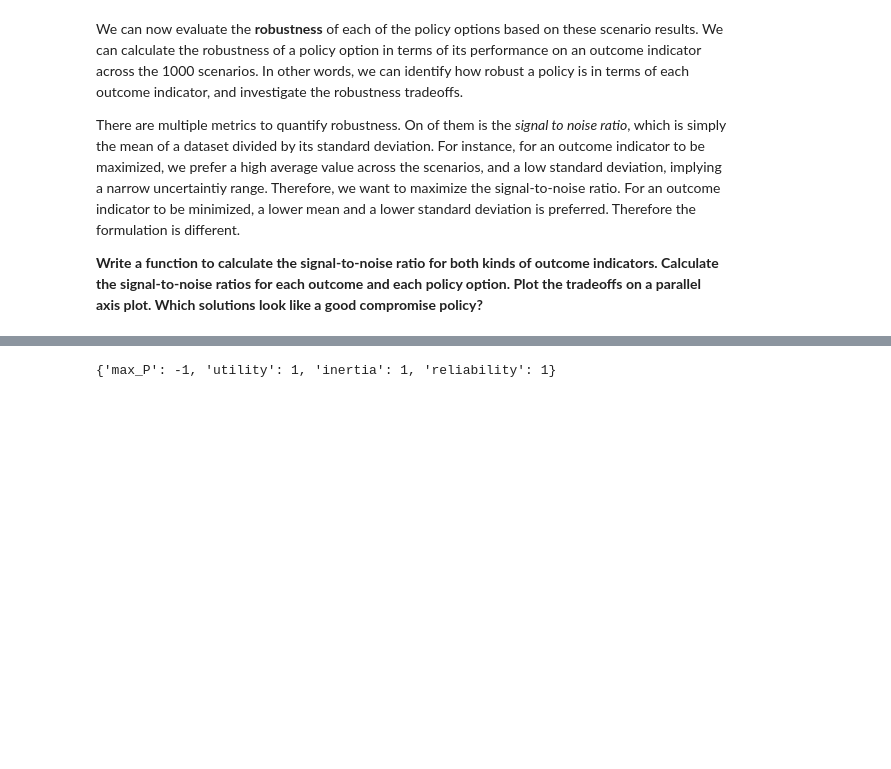
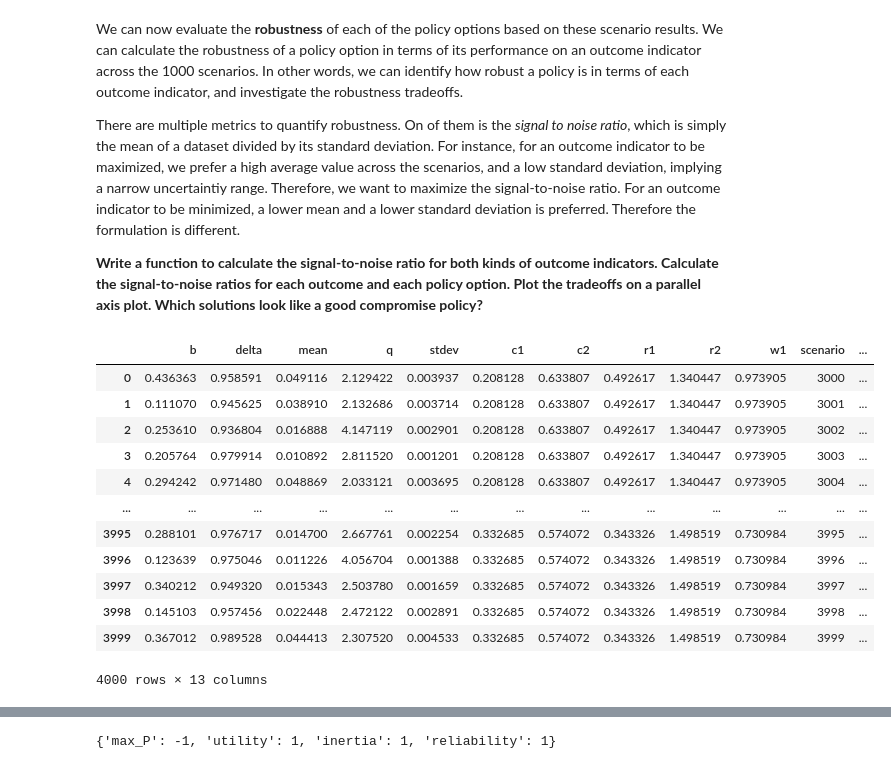
Before and after one commit to aarsundaram/ModelBasedDecisionMaking_Group12, a Jupyter notebook: Group 12 assignment 8 - MORDM.ipynb, the cells around one changed output, grey strips where cells are left out. Drawn from its saved outputs; the diff is of its cells as text; code cells hidden in the pictures; blank space fills up the shorter version.

```diff
--- a/Group 12 assignment 8 - MORDM.ipynb
+++ b/Group 12 assignment 8 - MORDM.ipynb
@@ -339,3 +338,19 @@ We can now evaluate the **robustness** of each of the policy options based on th
 There are multiple metrics to quantify robustness. On of them is the *signal to noise ratio*, which is simply the mean of a dataset divided by its standard deviation. For instance, for an outcome indicator to be maximized, we prefer a high average value across the scenarios, and a low standard deviation, implying a narrow uncertaintiy range. Therefore, we want to maximize the signal-to-noise ratio. For an outcome indicator to be minimized, a lower mean and a lower standard deviation is preferred. Therefore the formulation is different.
 
 **Write a function to calculate the signal-to-noise ratio for both kinds of outcome indicators. Calculate the signal-to-noise ratios for each outcome and each policy option. Plot the tradeoffs on a parallel axis plot. Which solutions look like a good compromise policy?**
+# %%
+policyexperiments
+# %% [output]
+|  | b | delta | mean | q | stdev | c1 | c2 | r1 | r2 | w1 | scenario | ... |
+| 0 | 0.436363 | 0.958591 | 0.049116 | 2.129422 | 0.003937 | 0.208128 | 0.633807 | 0.492617 | 1.340447 | 0.973905 | 3000 | ... |
+| 1 | 0.111070 | 0.945625 | 0.038910 | 2.132686 | 0.003714 | 0.208128 | 0.633807 | 0.492617 | 1.340447 | 0.973905 | 3001 | ... |
+| 2 | 0.253610 | 0.936804 | 0.016888 | 4.147119 | 0.002901 | 0.208128 | 0.633807 | 0.492617 | 1.340447 | 0.973905 | 3002 | ... |
+| 3 | 0.205764 | 0.979914 | 0.010892 | 2.811520 | 0.001201 | 0.208128 | 0.633807 | 0.492617 | 1.340447 | 0.973905 | 3003 | ... |
+| 4 | 0.294242 | 0.971480 | 0.048869 | 2.033121 | 0.003695 | 0.208128 | 0.633807 | 0.492617 | 1.340447 | 0.973905 | 3004 | ... |
+| ... | ... | ... | ... | ... | ... | ... | ... | ... | ... | ... | ... | ... |
+| 3995 | 0.288101 | 0.976717 | 0.014700 | 2.667761 | 0.002254 | 0.332685 | 0.574072 | 0.343326 | 1.498519 | 0.730984 | 3995 | ... |
+| 3996 | 0.123639 | 0.975046 | 0.011226 | 4.056704 | 0.001388 | 0.332685 | 0.574072 | 0.343326 | 1.498519 | 0.730984 | 3996 | ... |
+| 3997 | 0.340212 | 0.949320 | 0.015343 | 2.503780 | 0.001659 | 0.332685 | 0.574072 | 0.343326 | 1.498519 | 0.730984 | 3997 | ... |
+| 3998 | 0.145103 | 0.957456 | 0.022448 | 2.472122 | 0.002891 | 0.332685 | 0.574072 | 0.343326 | 1.498519 | 0.730984 | 3998 | ... |
+| 3999 | 0.367012 | 0.989528 | 0.044413 | 2.307520 | 0.004533 | 0.332685 | 0.574072 | 0.343326 | 1.498519 | 0.730984 | 3999 | ... |
+4000 rows × 13 columns
```
Also changed, not shown: parts of 25 cells of this notebook.
